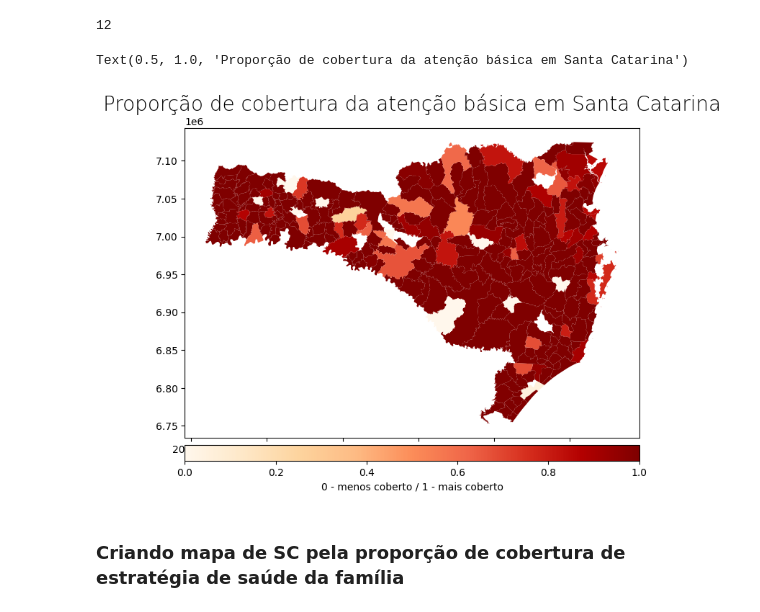
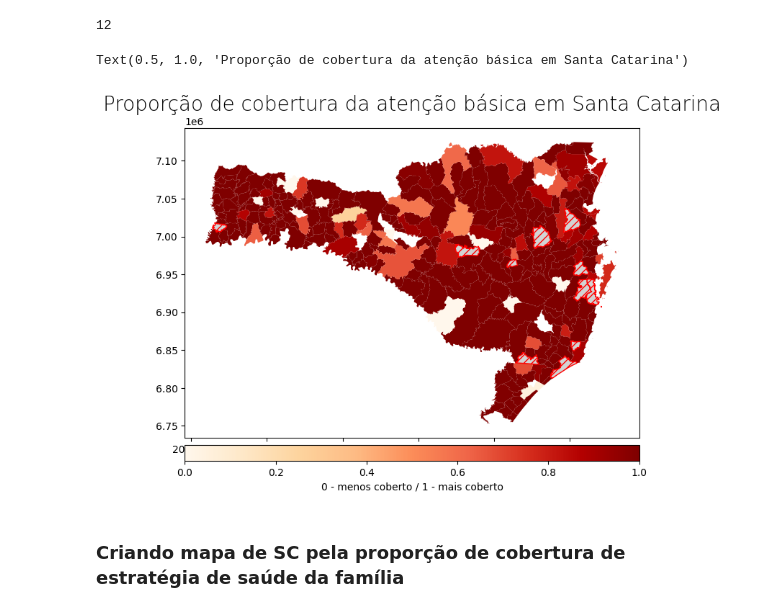
Before and after one commit to alethomaz/analise-atencao-primaria-SC, a Jupyter notebook: estudos-atencao-primaria.ipynb, the cells around one changed output. Drawn from its saved outputs; the diff is of its cells as text; code cells hidden in the pictures.

```diff
--- a/estudos-atencao-primaria.ipynb
+++ b/estudos-atencao-primaria.ipynb
@@ -206,35 +206,35 @@ soma
 # Cria a figura e o eixo
 fig, ax = plt.subplots(figsize=(9, 6))
 
 # Plota o mapa
 map_sc = gpd.GeoDataFrame(df_sc_2020_comp, geometry=df_sc_2020_comp["geometry"])
 
 # Adiciona a barra de cores
 divider = make_axes_locatable(ax)
 cax = divider.append_axes("bottom", size="5%", pad=0.1)
 
 # Adiciona valores nulos para 14 municípios
-#map_sc.loc[np.random.choice(map_sc.index, 14), 'proporcao_coberturav  _normalizada'] = np.nan
+map_sc.loc[np.random.choice(map_sc.index, 14), 'proporcao_cobertura_normalizada'] = np.nan
 
 # Plota o mapa com a coluna "proporcao_cobertura_normalizada" colorida
 map_sc.plot(column='proporcao_cobertura_normalizada',
             cax=cax,
             legend=True,
             cmap='OrRd',
             ax=ax,
             legend_kwds={'label': "0 - menos coberto / 1 - mais coberto", 'orientation': "horizontal"},
             missing_kwds={
                 "color": "lightgrey",
                 "edgecolor": "red",
                 "hatch": "///",
                 "label": "Missing values",
     })
 
 # Adiciona o título
 ax.set_title('Proporção de cobertura da atenção básica em Santa Catarina', fontdict={'fontsize': '20', 'fontweight': '3'})
 # %% [output]
 Text(0.5, 1.0, 'Proporção de cobertura da atenção básica em Santa Catarina')
-[figure, old version]
+[figure, new version]
 # %% [markdown]
 ### Criando mapa de SC pela proporção de cobertura de estratégia de saúde da família
 # %%
```
